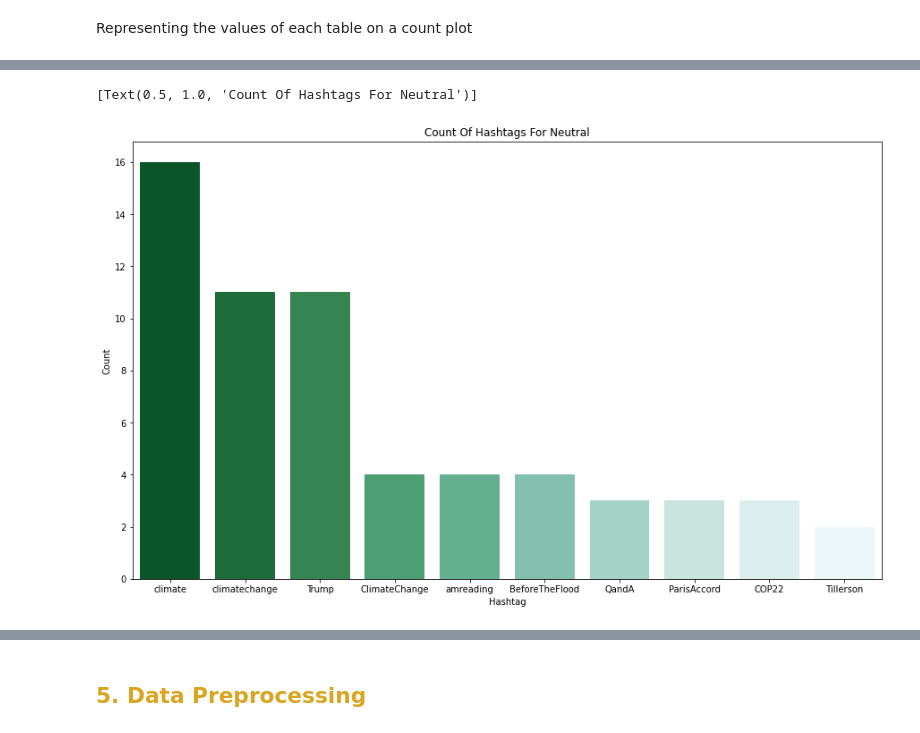
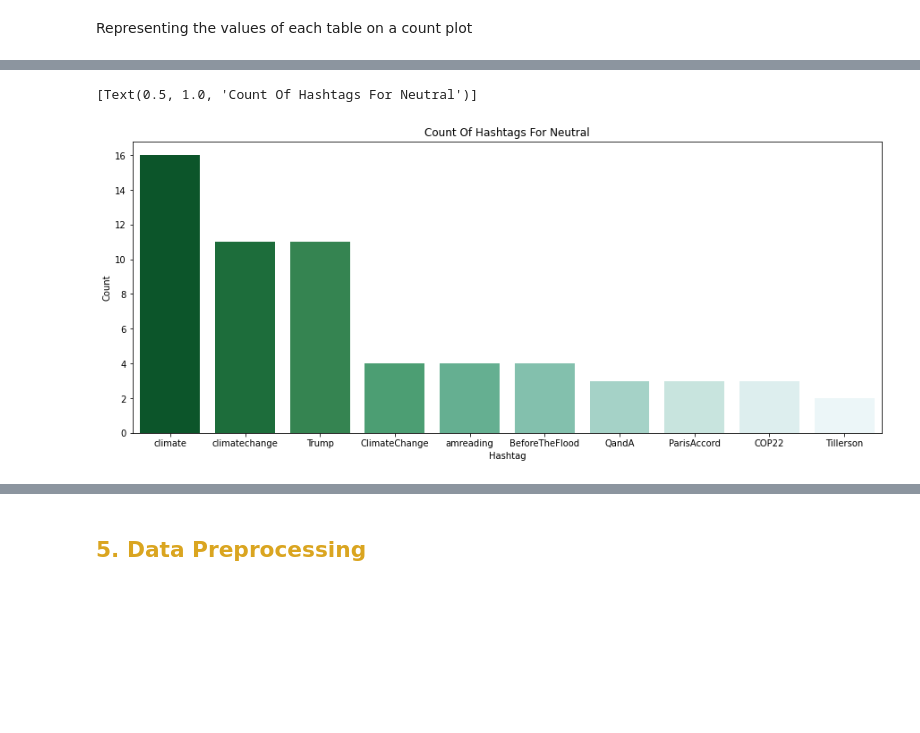
Before and after one commit to daniel-datasci/Climate-Change-Belief-Analysis-With-Twitter-Data, a Jupyter notebook: Climate Change Belief Analysis - 2201ACDS(TEAM NM4) Notebook.ipynb, the cells around one changed output, grey strips where cells are left out. Cells and saved outputs as stored; diff of their text form; code cells hidden in the pictures; blank space fills up the shorter version.

```diff
--- a/Climate Change Belief Analysis - 2201ACDS(TEAM NM4) Notebook.ipynb
+++ b/Climate Change Belief Analysis - 2201ACDS(TEAM NM4) Notebook.ipynb
@@ -419,9 +468,9 @@ sns.barplot(data=d2, x='Hashtag', y='Count',palette='BuGn_r').set(title='Count O
 # %%
 d3 = d3.nlargest(columns='Count', n=10)
-plt.figure(figsize=(15,9))
+plt.figure(figsize=(15,6))
 sns.barplot(data=d3, x='Hashtag', y='Count',palette='BuGn_r').set(title='Count Of Hashtags For Neutral')
 # %% [output]
 [Text(0.5, 1.0, 'Count Of Hashtags For Neutral')]
-[figure, old version]
+[figure, new version]
 # %%
 d4 = d4.nlargest(columns='Count', n=10)
```
Also changed, not shown: parts of 46 cells of this notebook, 2 other files.
